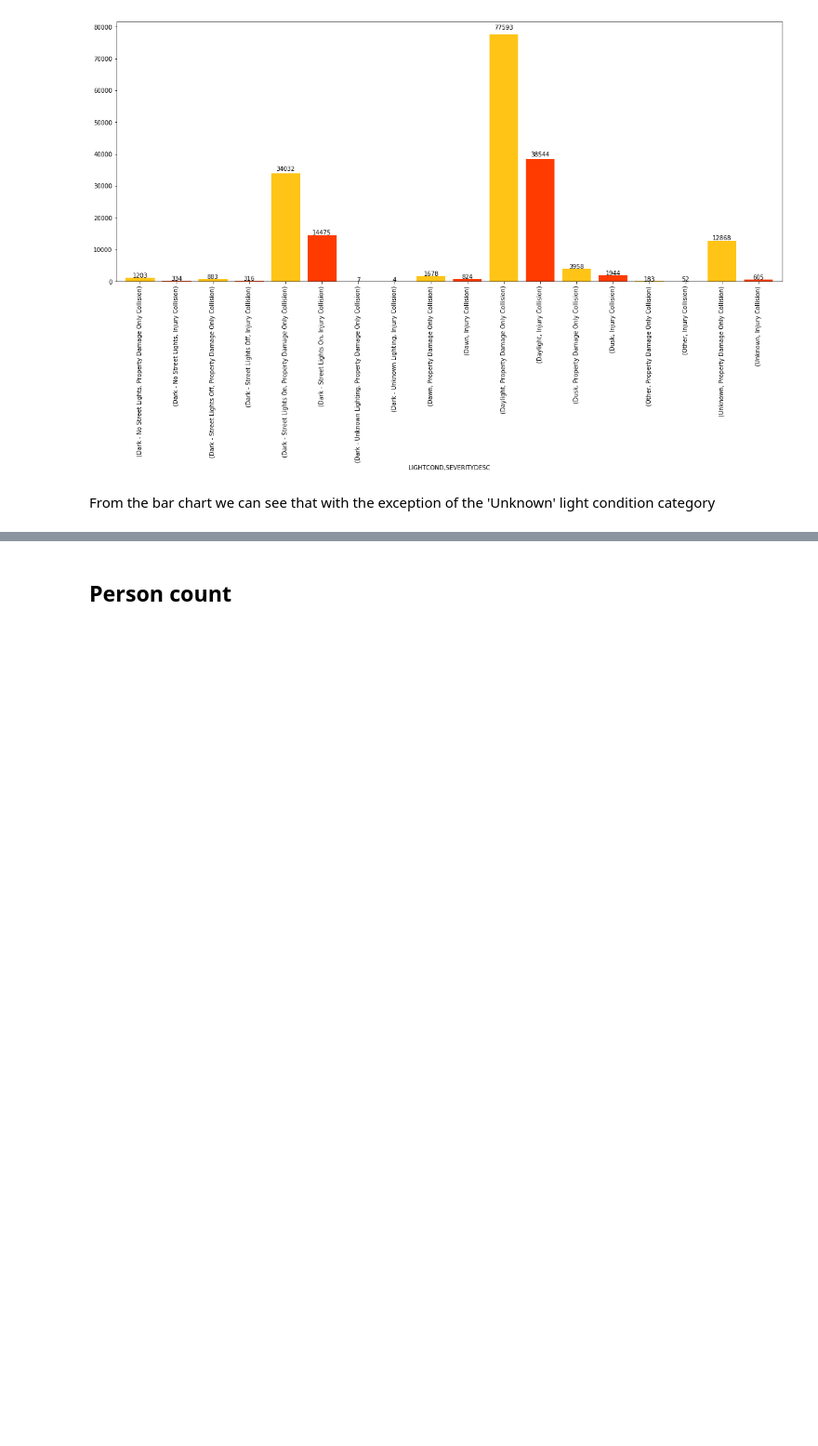
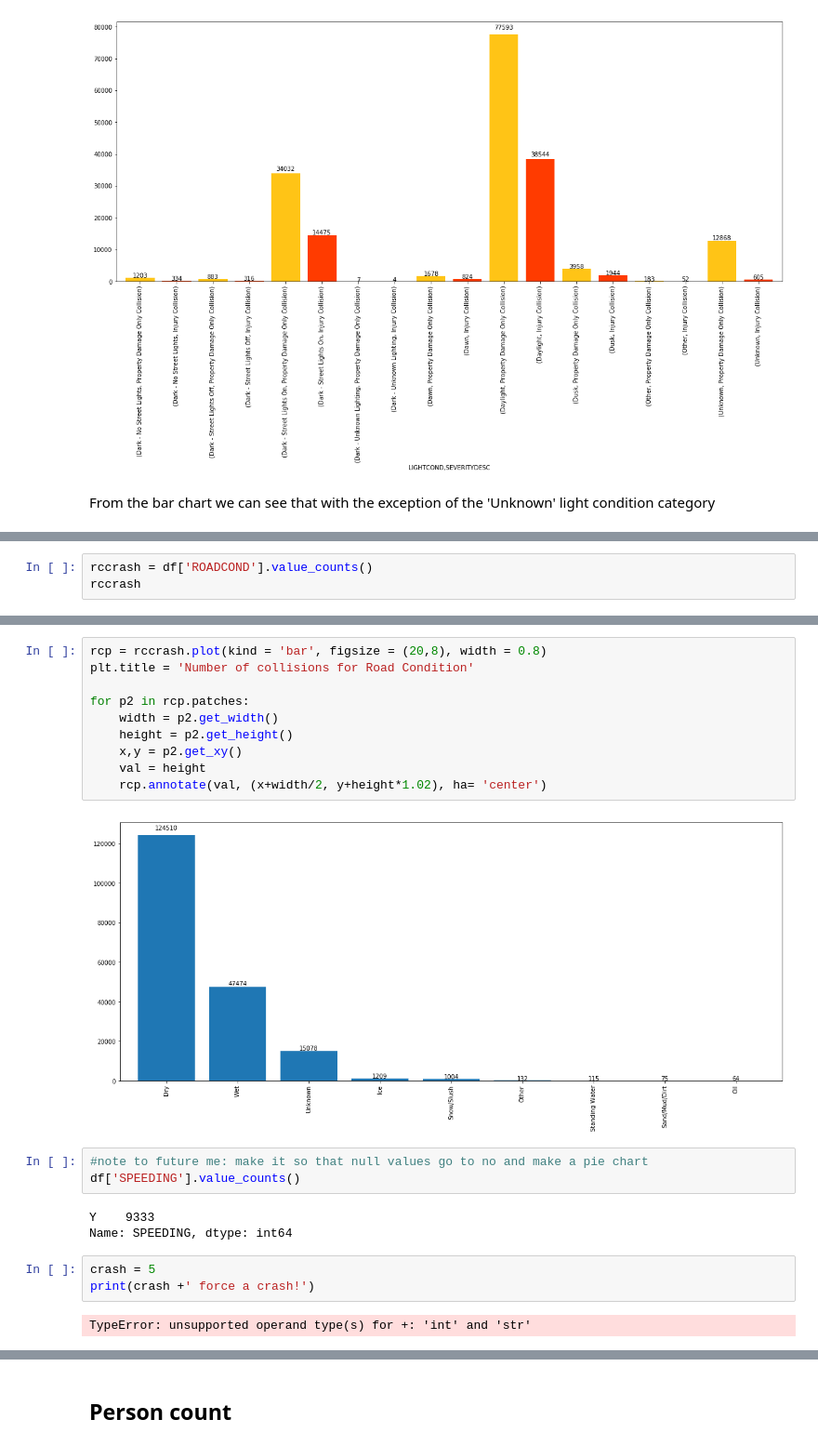
Before and after one commit to Flame-Sage/Coursera_Capstone, a Jupyter notebook: Capstone Notebook.ipynb, the cells around one changed output, grey strips where cells are left out. Shown at 93% size. Saved outputs shown, nothing was run; the diff lists cells and outputs as text; blank space fills up the shorter version.

```diff
--- a/Capstone Notebook.ipynb
+++ b/Capstone Notebook.ipynb
@@ -183,0 +208,3 @@ From the bar chart we can see that with the exception of the 'Unknown' light con
+# %%
+rccrash = df['ROADCOND'].value_counts()
+rccrash
@@ -184,3 +222,26 @@ From the bar chart we can see that with the exception of the 'Unknown' light con
+# %%
+rcp = rccrash.plot(kind = 'bar', figsize = (20,8), width = 0.8)
+plt.title = 'Number of collisions for Road Condition'
+
+for p2 in rcp.patches:
+    width = p2.get_width()
+    height = p2.get_height()
+    x,y = p2.get_xy()
+    val = height
+    rcp.annotate(val, (x+width/2, y+height*1.02), ha= 'center')
+# %% [output]
+[figure, added]
+# %%
+#note to future me: make it so that null values go to no and make a pie chart
+df['SPEEDING'].value_counts()
+# %% [output]
+Y    9333
+Name: SPEEDING, dtype: int64
+# %%
+crash = 5
+print(crash +' force a crash!')
+# %% [output]
+TypeError: unsupported operand type(s) for +: 'int' and 'str'
 # %%
 stuff = df[['SEVERITYCODE', 'ROADCOND', 'LIGHTCOND' , 'WEATHER']]
 stuff.head()
```
Also changed, not shown: parts of 16 cells of this notebook.
